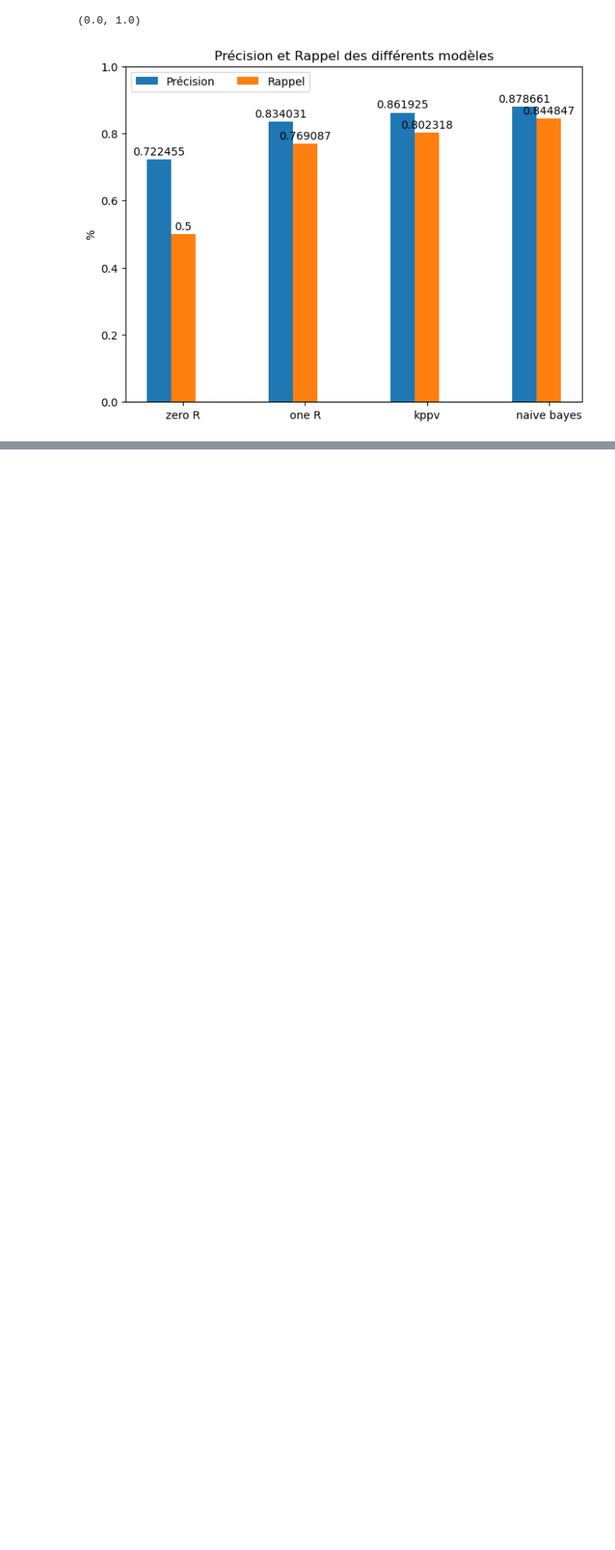
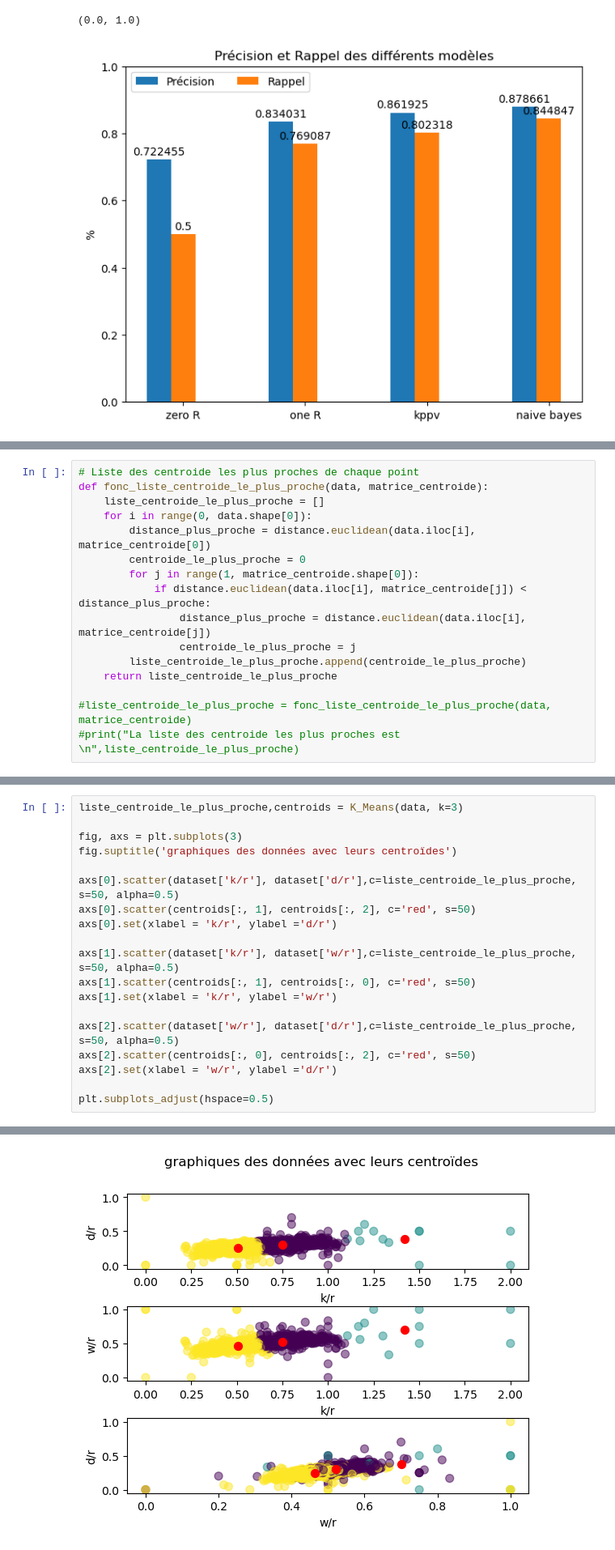
Before and after one commit to Alexis-42/ProjetMcM1, a Jupyter notebook: Bilan.ipynb, the cells around one changed output, grey strips where cells are left out. Shown: that part at 81% size. Saved outputs shown, nothing was run; the diff lists cells and outputs as text; blank space fills up the shorter version.

Commit message:
ajout k mean bilan

```diff
--- a/Bilan.ipynb
+++ b/Bilan.ipynb
@@ -474,0 +518,16 @@ L'attribut avec le CER le plus petit est k/d avec un CER de 0.16596931659693165
+# %%
+# Liste des centroide les plus proches de chaque point
+def fonc_liste_centroide_le_plus_proche(data, matrice_centroide):
+    liste_centroide_le_plus_proche = []
+    for i in range(0, data.shape[0]):
+        distance_plus_proche = distance.euclidean(data.iloc[i], matrice_centroide[0])
+        centroide_le_plus_proche = 0
+        for j in range(1, matrice_centroide.shape[0]):
+            if distance.euclidean(data.iloc[i], matrice_centroide[j]) < distance_plus_proche:
+                distance_plus_proche = distance.euclidean(data.iloc[i], matrice_centroide[j])
+                centroide_le_plus_proche = j
+        liste_centroide_le_plus_proche.append(centroide_le_plus_proche)
+    return liste_centroide_le_plus_proche
+
+#liste_centroide_le_plus_proche = fonc_liste_centroide_le_plus_proche(data, matrice_centroide)
+#print("La liste des centroide les plus proches est \n",liste_centroide_le_plus_proche)
@@ -474,0 +566,20 @@ L'attribut avec le CER le plus petit est k/d avec un CER de 0.16596931659693165
+# %%
+liste_centroide_le_plus_proche,centroids = K_Means(data, k=3)
+
+fig, axs = plt.subplots(3)
+fig.suptitle('graphiques des données avec leurs centroïdes')
+
+axs[0].scatter(dataset['k/r'], dataset['d/r'],c=liste_centroide_le_plus_proche, s=50, alpha=0.5)
+axs[0].scatter(centroids[:, 1], centroids[:, 2], c='red', s=50)
+axs[0].set(xlabel = 'k/r', ylabel ='d/r')
+
+axs[1].scatter(dataset['k/r'], dataset['w/r'],c=liste_centroide_le_plus_proche, s=50, alpha=0.5)
+axs[1].scatter(centroids[:, 1], centroids[:, 0], c='red', s=50)
+axs[1].set(xlabel = 'k/r', ylabel ='w/r')
+
+axs[2].scatter(dataset['w/r'], dataset['d/r'],c=liste_centroide_le_plus_proche, s=50, alpha=0.5)
+axs[2].scatter(centroids[:, 0], centroids[:, 2], c='red', s=50)
+axs[2].set(xlabel = 'w/r', ylabel ='d/r')
+
+plt.subplots_adjust(hspace=0.5)
+# %% [output]
@@ -474,0 +587 @@ L'attribut avec le CER le plus petit est k/d avec un CER de 0.16596931659693165
+[figure, added]
```
Also changed, not shown: parts of 8 cells of this notebook, 1 other file.
